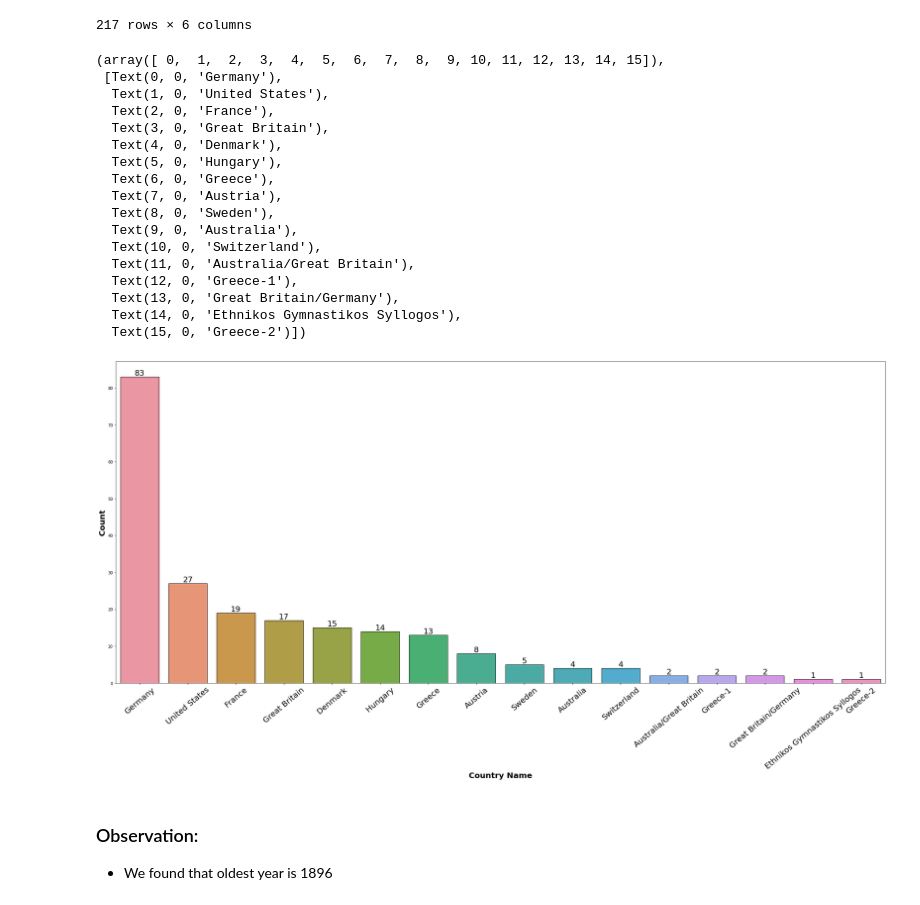
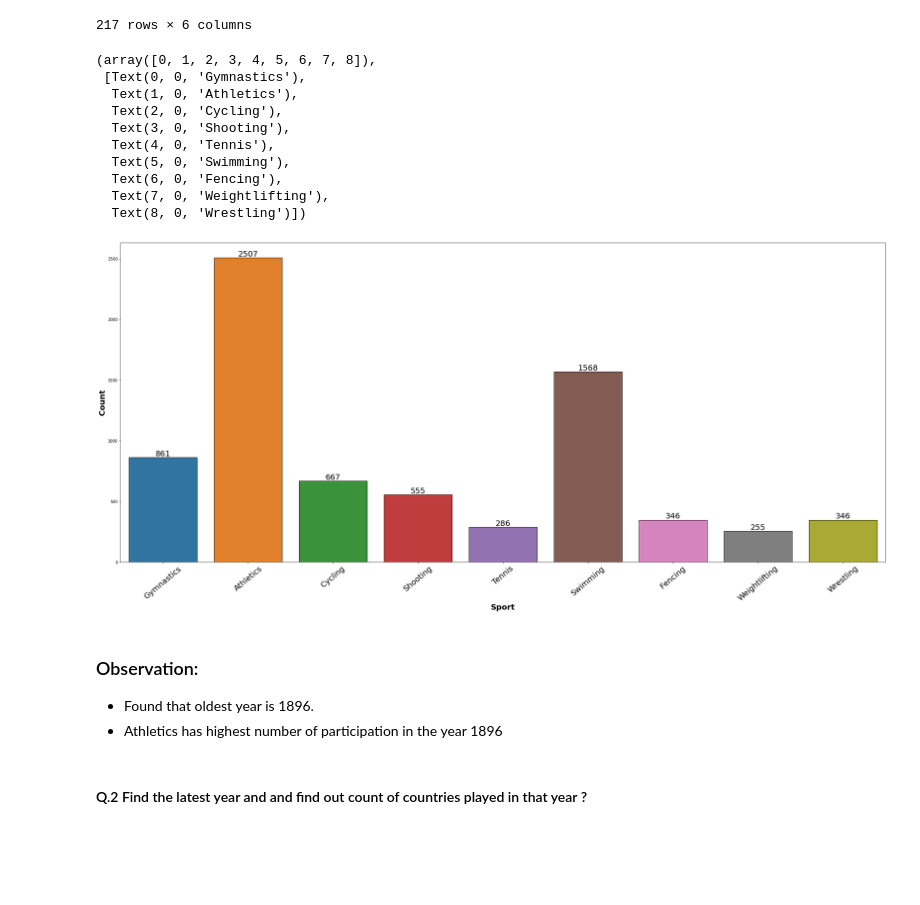
Before and after one commit to kirandhasade/Olympics_Sql_Project, a Jupyter notebook: Olympics.ipynb, the cells around one changed output. Saved outputs shown, nothing was run; the diff lists cells and outputs as text; code cells hidden in the pictures; blank space fills up the shorter version.

```diff
--- a/Olympics.ipynb
+++ b/Olympics.ipynb
@@ -248,30 +248,26 @@ data
 217 rows × 6 columns
 # %%
 plt.figure(figsize=(35,15))
-ax=sns.countplot(x='country',data=olympics_data,ec="black",order=data["country"].value_counts().index)
+ax=sns.countplot(x='sport',data=olympics_data,ec="black",order=data["sport"].value_counts().index)
 ax = ax.bar_label(ax.containers[0],fontsize=20)
 plt.ylabel("Count", weight="bold", fontsize=20)
-plt.xlabel("Country Name", weight="bold", fontsize=20)
+plt.xlabel("Sport", weight="bold", fontsize=20)
 plt.xticks(rotation = 40,fontsize=20)
 # %% [output]
-(array([ 0,  1,  2,  3,  4,  5,  6,  7,  8,  9, 10, 11, 12, 13, 14, 15]),
- [Text(0, 0, 'Germany'),
-  Text(1, 0, 'United States'),
-  Text(2, 0, 'France'),
-  Text(3, 0, 'Great Britain'),
-  Text(4, 0, 'Denmark'),
-  Text(5, 0, 'Hungary'),
-  Text(6, 0, 'Greece'),
-  Text(7, 0, 'Austria'),
-  Text(8, 0, 'Sweden'),
-  Text(9, 0, 'Australia'),
-  Text(10, 0, 'Switzerland'),
-  Text(11, 0, 'Australia/Great Britain'),
-  Text(12, 0, 'Greece-1'),
-  Text(13, 0, 'Great Britain/Germany'),
-  Text(14, 0, 'Ethnikos Gymnastikos Syllogos'),
-  Text(15, 0, 'Greece-2')])
+(array([0, 1, 2, 3, 4, 5, 6, 7, 8]),
+ [Text(0, 0, 'Gymnastics'),
+  Text(1, 0, 'Athletics'),
+  Text(2, 0, 'Cycling'),
+  Text(3, 0, 'Shooting'),
+  Text(4, 0, 'Tennis'),
+  Text(5, 0, 'Swimming'),
+  Text(6, 0, 'Fencing'),
+  Text(7, 0, 'Weightlifting'),
+  Text(8, 0, 'Wrestling')])
-[figure, old version]
+[figure, new version]
-# %% [markdown]
-### Observation:
-- We found that oldest year is 1896
+# %% [markdown]
+### Observation:
+- Found that oldest year is 1896.
+- Athletics has highest number of participation in the year 1896
+# %% [markdown]
+#### Q.2 Find the latest year and and find out count of countries played in that year ?
```
Also changed, not shown: parts of 12 cells of this notebook.
